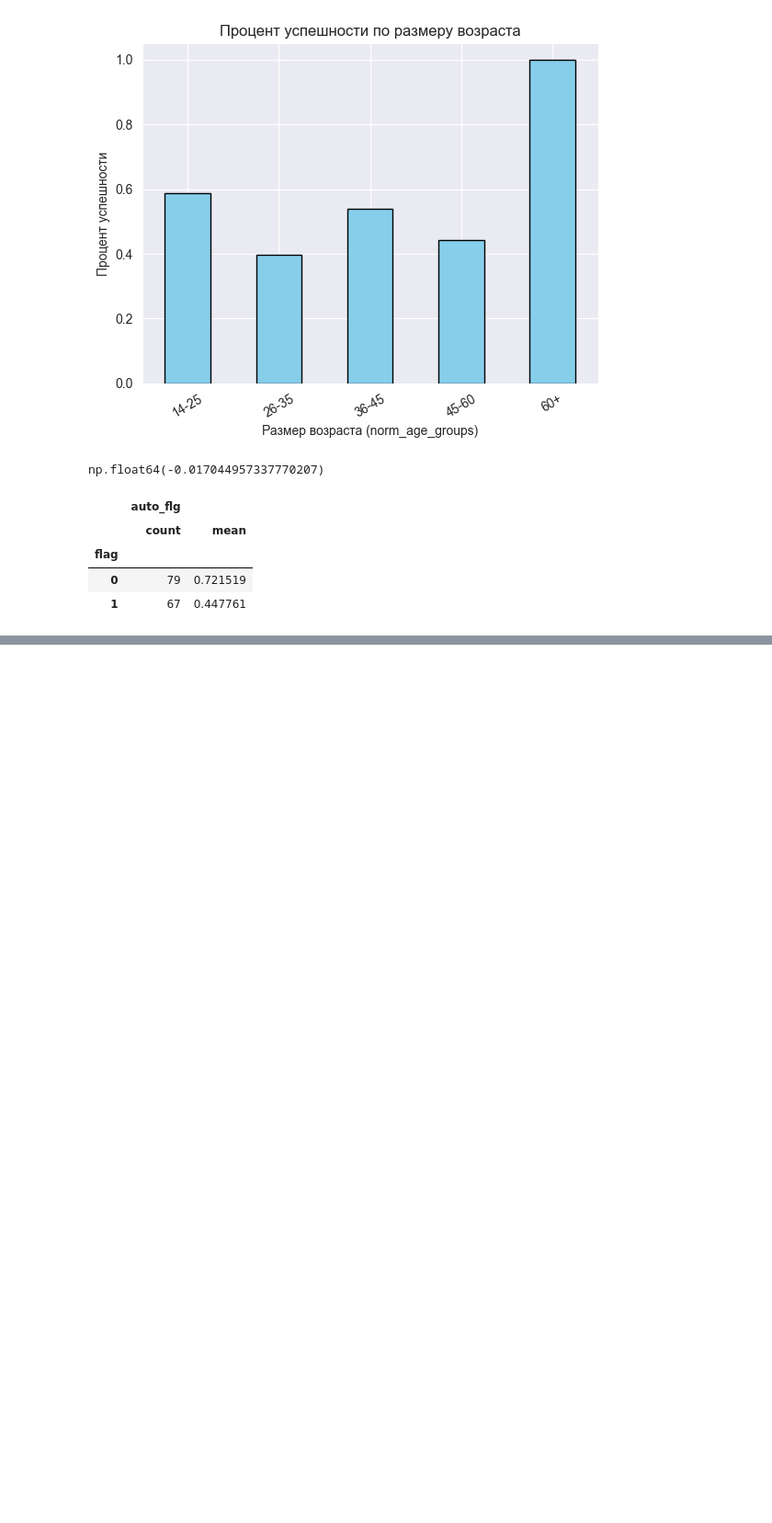
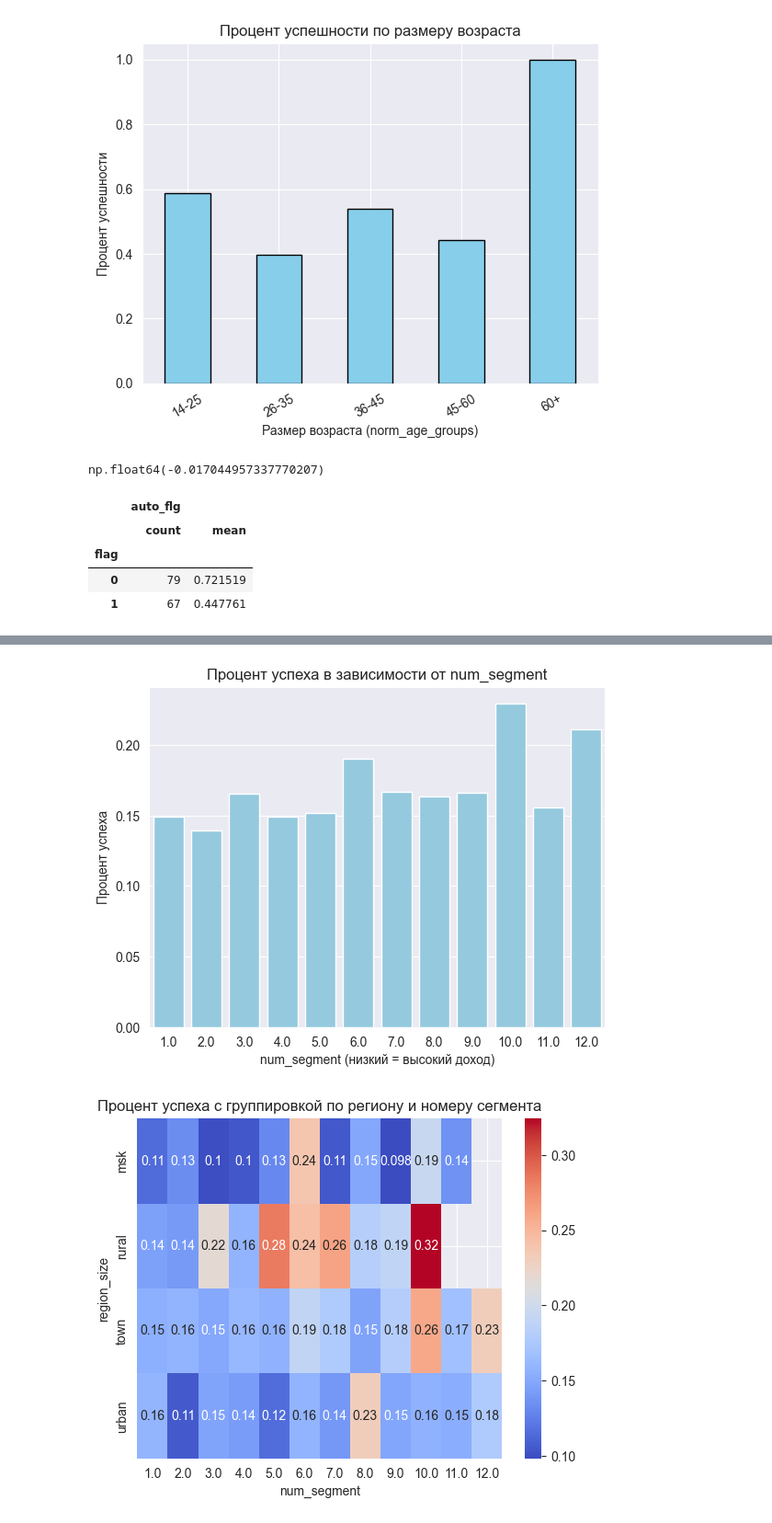
Before and after one commit to ssd2008/DANO24, a Jupyter notebook: workzone.ipynb, the cells around one changed output, grey strips where cells are left out. Shown at 92% size. Saved outputs shown, nothing was run; the diff lists cells and outputs as text; code cells hidden in the pictures; blank space fills up the shorter version.

```diff
--- a/workzone.ipynb
+++ b/workzone.ipynb
@@ -2147,0 +2749,22 @@ p-value: 0.040933887320746175
+# %%
+# Группировка по num_segment
+success_by_segment = df_plus_emp.groupby('num_segment')['flag'].mean().reset_index()
+
+# Визуализация успеха по num_segment
+import seaborn as sns
+import matplotlib.pyplot as plt
+
+sns.barplot(x='num_segment', y='flag', data=success_by_segment, color='skyblue')
+plt.title('Процент успеха в зависимости от num_segment')
+plt.xlabel('num_segment (низкий = высокий доход)')
+plt.ylabel('Процент успеха')
+plt.show()
+
+# Сводная таблица по region_size и num_segment
+pivot = df.pivot_table(values='flag', index='region_size', columns='num_segment', aggfunc='mean')
+sns.heatmap(pivot, annot=True, cmap='coolwarm')
+plt.title('Процент успеха с группировкой по региону и номеру сегмента')
+plt.show()
+# %% [output]
+[figure, added]
+[figure, added]
```
Also changed, not shown: parts of 48 cells of this notebook, 4 other files.
